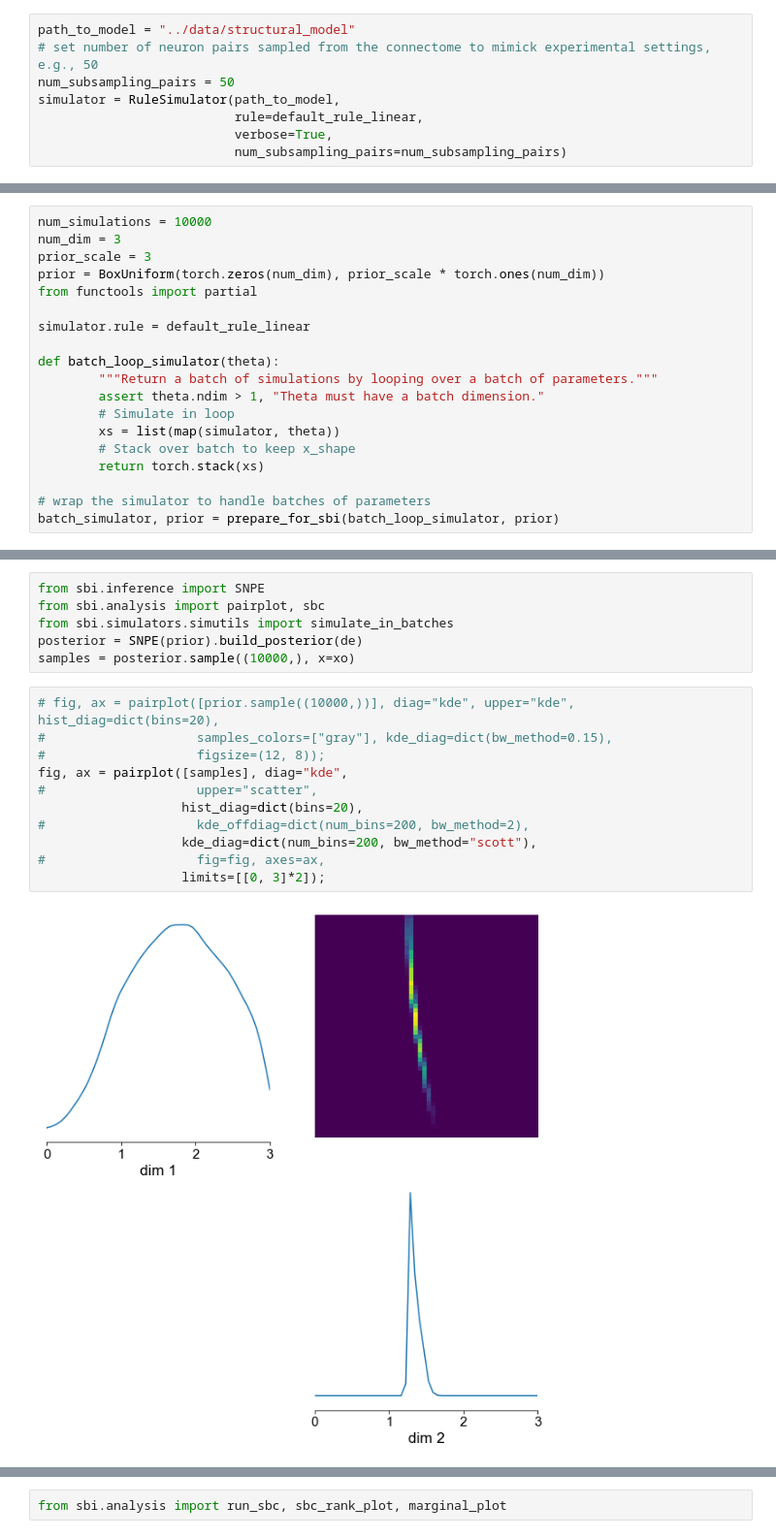
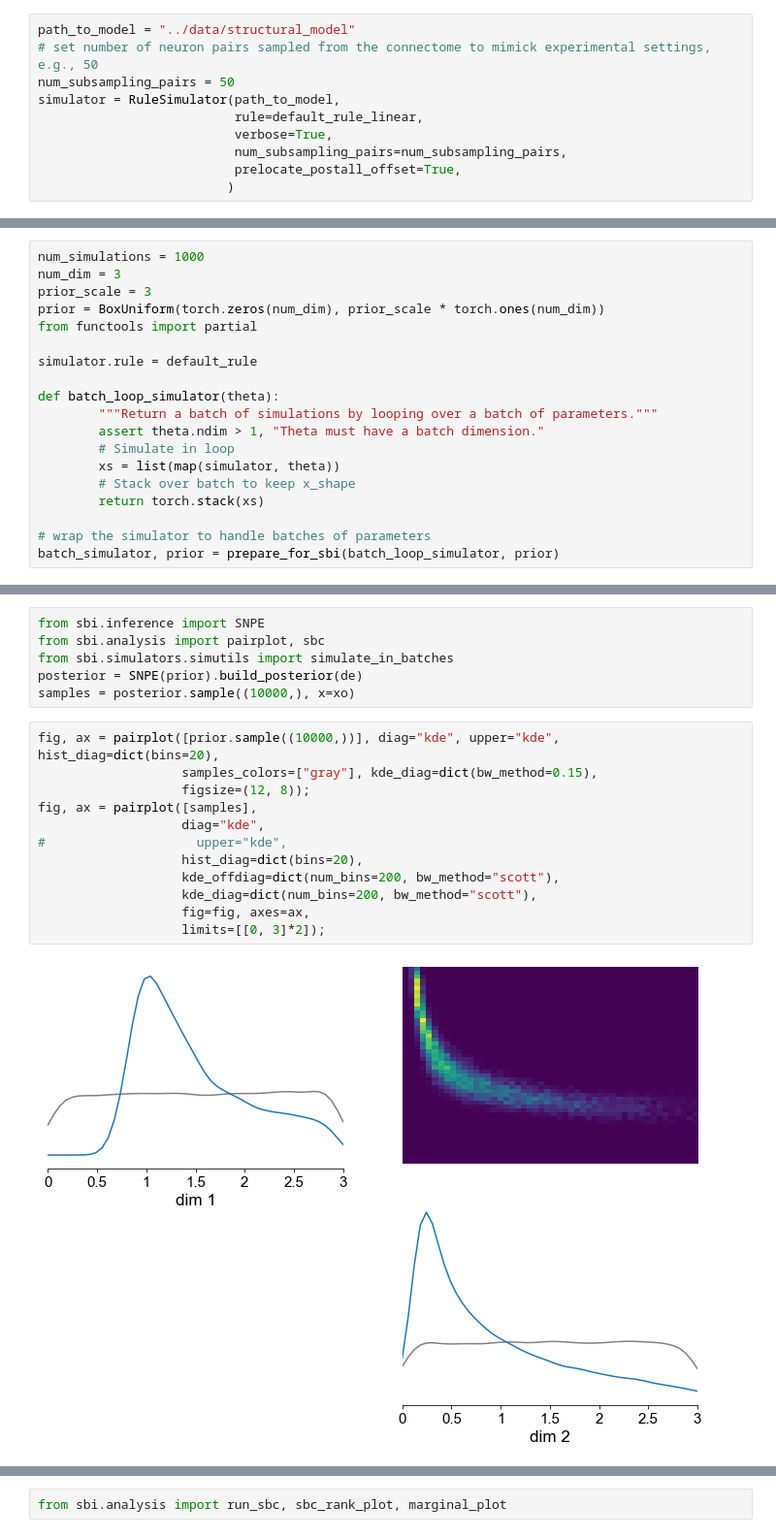
Before and after one commit to mackelab/sbi-for-connectomics, a Jupyter notebook: figures/Two-param-DSO-rule.ipynb, the cells around one changed output, grey strips where cells are left out. Shown at 97% size. Saved outputs shown, nothing was run; the diff lists cells and outputs as text.

Commit message:
rename data, fix one param rule.

```diff
--- a/figures/Two-param-DSO-rule.ipynb
+++ b/figures/Two-param-DSO-rule.ipynb
@@ -51,6 +52,8 @@ num_subsampling_pairs = 50
 simulator = RuleSimulator(path_to_model,
                           rule=default_rule_linear,
                           verbose=True,
-                          num_subsampling_pairs=num_subsampling_pairs)
+                          num_subsampling_pairs=num_subsampling_pairs,
+                          prelocate_postall_offset=True,
+                         )
 # %% [output]
 Loading features, this may take a while...
@@ -65,11 +78,11 @@ constraint 6, num rows (with overlap) 1096435
 # %%
-num_simulations = 10000
+num_simulations = 1000
 num_dim = 3
 prior_scale = 3
 prior = BoxUniform(torch.zeros(num_dim), prior_scale * torch.ones(num_dim))
 from functools import partial
 
-simulator.rule = default_rule_linear
+simulator.rule = default_rule
 
 def batch_loop_simulator(theta):
         """Return a batch of simulations by looping over a batch of parameters."""
@@ -134,18 +150,19 @@ from sbi.simulators.simutils import simulate_in_batches
 posterior = SNPE(prior).build_posterior(de)
 samples = posterior.sample((10000,), x=xo)
 # %%
-# fig, ax = pairplot([prior.sample((10000,))], diag="kde", upper="kde", hist_diag=dict(bins=20),
-#                    samples_colors=["gray"], kde_diag=dict(bw_method=0.15),
-#                    figsize=(12, 8));
-fig, ax = pairplot([samples], diag="kde",
-#                    upper="scatter",
+fig, ax = pairplot([prior.sample((10000,))], diag="kde", upper="kde", hist_diag=dict(bins=20),
+                   samples_colors=["gray"], kde_diag=dict(bw_method=0.15),
+                   figsize=(12, 8));
+fig, ax = pairplot([samples],
+                   diag="kde",
+#                    upper="kde",
                    hist_diag=dict(bins=20),
-#                    kde_offdiag=dict(num_bins=200, bw_method=2),
+                   kde_offdiag=dict(num_bins=200, bw_method="scott"),
                    kde_diag=dict(num_bins=200, bw_method="scott"),
-#                    fig=fig, axes=ax,
+                   fig=fig, axes=ax,
                    limits=[[0, 3]*2]);
 # %% [output]
-[figure, old version]
+[figure, new version]
 # %%
 np.corrcoef(samples, rowvar=False)
 # %% [output]
```
Also changed, not shown: parts of 11 cells of this notebook, 2 other files.
